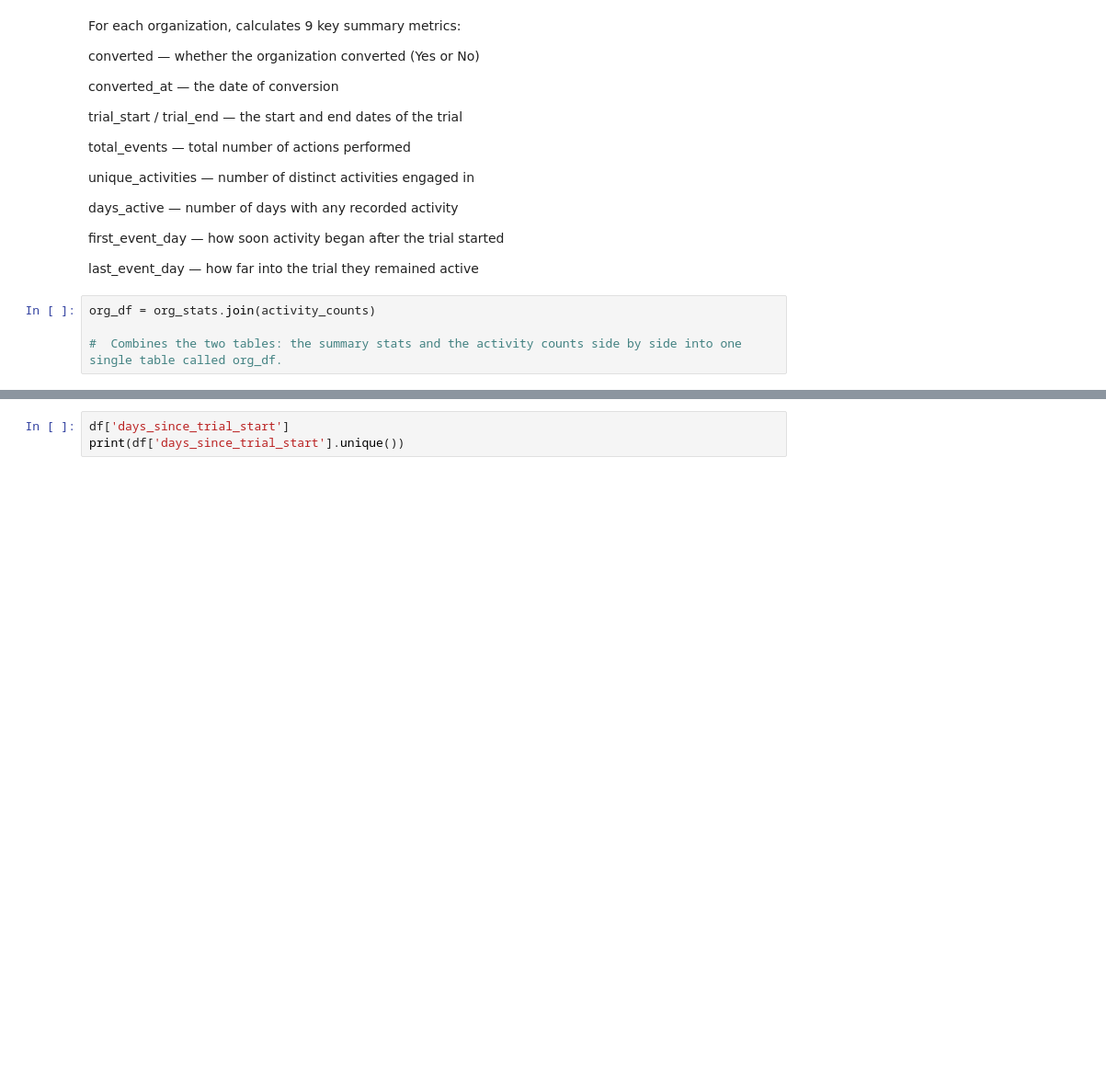
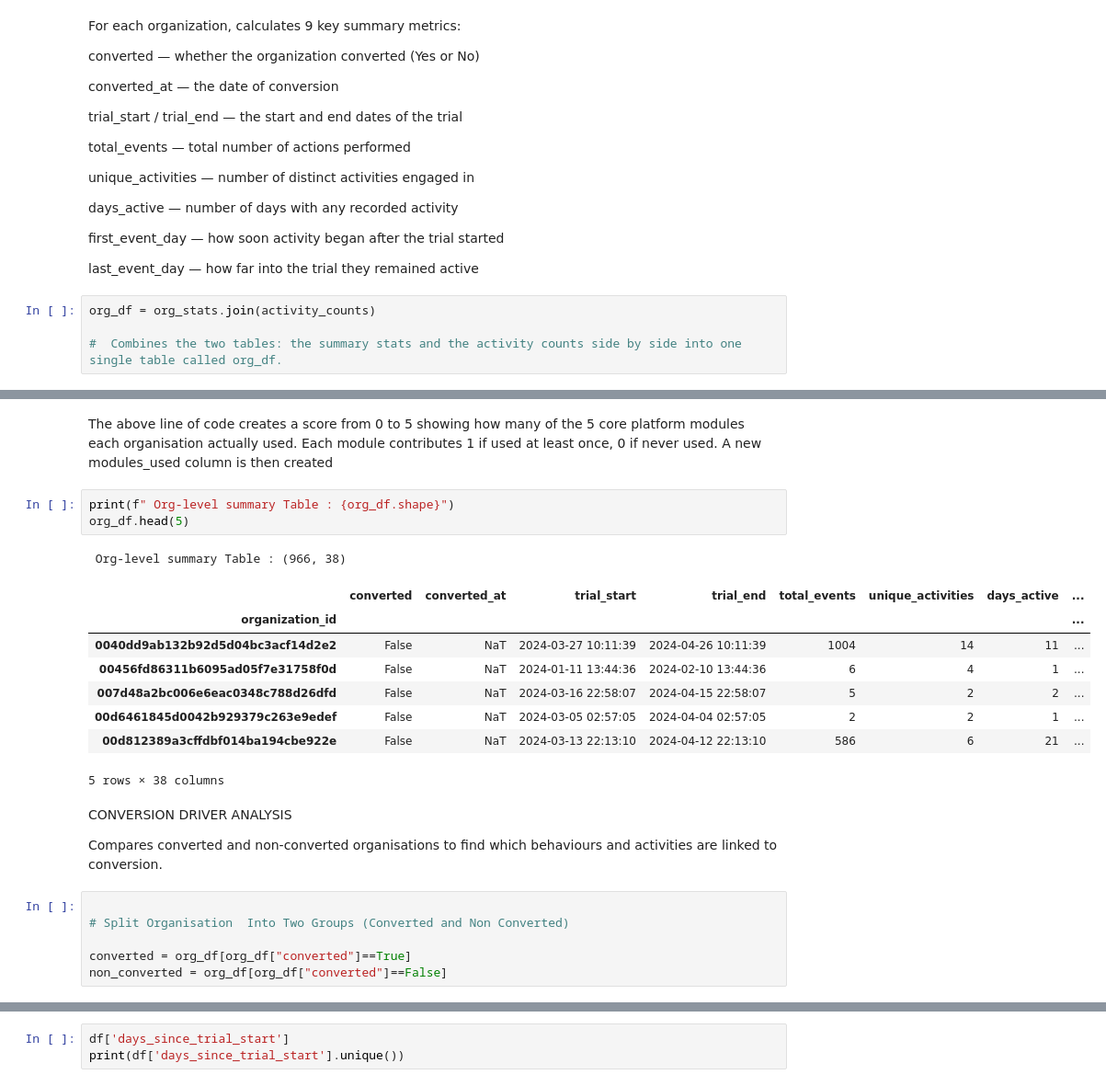
Before and after one commit to amieecode/trial-conversion-analysis, a Jupyter notebook: Notebooks/01_data_cleaning.ipynb, the cells around one changed output, grey strips where cells are left out. Shown at 92% size. Cells and saved outputs as stored; diff of their text form; blank space fills up the shorter version.

```diff
--- a/Notebooks/01_data_cleaning.ipynb
+++ b/Notebooks/01_data_cleaning.ipynb
@@ -266,0 +218,25 @@ Index(['organization_id', 'activity_name', 'timestamp', 'converted',
+# %% [markdown]
+The above line of code creates a score from 0 to 5 showing how many of the 5 core platform modules each organisation actually used. Each module contributes 1 if used at least once, 0 if never used. A new modules_used column is then created
+# %%
+print(f" Org-level summary Table : {org_df.shape}")
+org_df.head(5)
+# %% [output]
+ Org-level summary Table : (966, 38)
+|  | converted | converted_at | trial_start | trial_end | total_events | unique_activities | days_active | ... |
+| organization_id |  |  |  |  |  |  |  | ... |
+| 0040dd9ab132b92d5d04bc3acf14d2e2 | False | NaT | 2024-03-27 10:11:39 | 2024-04-26 10:11:39 | 1004 | 14 | 11 | ... |
+| 00456fd86311b6095ad05f7e31758f0d | False | NaT | 2024-01-11 13:44:36 | 2024-02-10 13:44:36 | 6 | 4 | 1 | ... |
+| 007d48a2bc006e6eac0348c788d26dfd | False | NaT | 2024-03-16 22:58:07 | 2024-04-15 22:58:07 | 5 | 2 | 2 | ... |
+| 00d6461845d0042b929379c263e9edef | False | NaT | 2024-03-05 02:57:05 | 2024-04-04 02:57:05 | 2 | 2 | 1 | ... |
+| 00d812389a3cffdbf014ba194cbe922e | False | NaT | 2024-03-13 22:13:10 | 2024-04-12 22:13:10 | 586 | 6 | 21 | ... |
+5 rows × 38 columns
+# %% [markdown]
+CONVERSION DRIVER ANALYSIS
+
+Compares converted and non-converted organisations to find which behaviours and activities are linked to conversion.
+# %%
+
+# Split Organisation  Into Two Groups (Converted and Non Converted)
+
+converted = org_df[org_df["converted"]==True]
+non_converted = org_df[org_df["converted"]==False]
```
Also changed, not shown: parts of 18 cells of this notebook, 1 other file.
